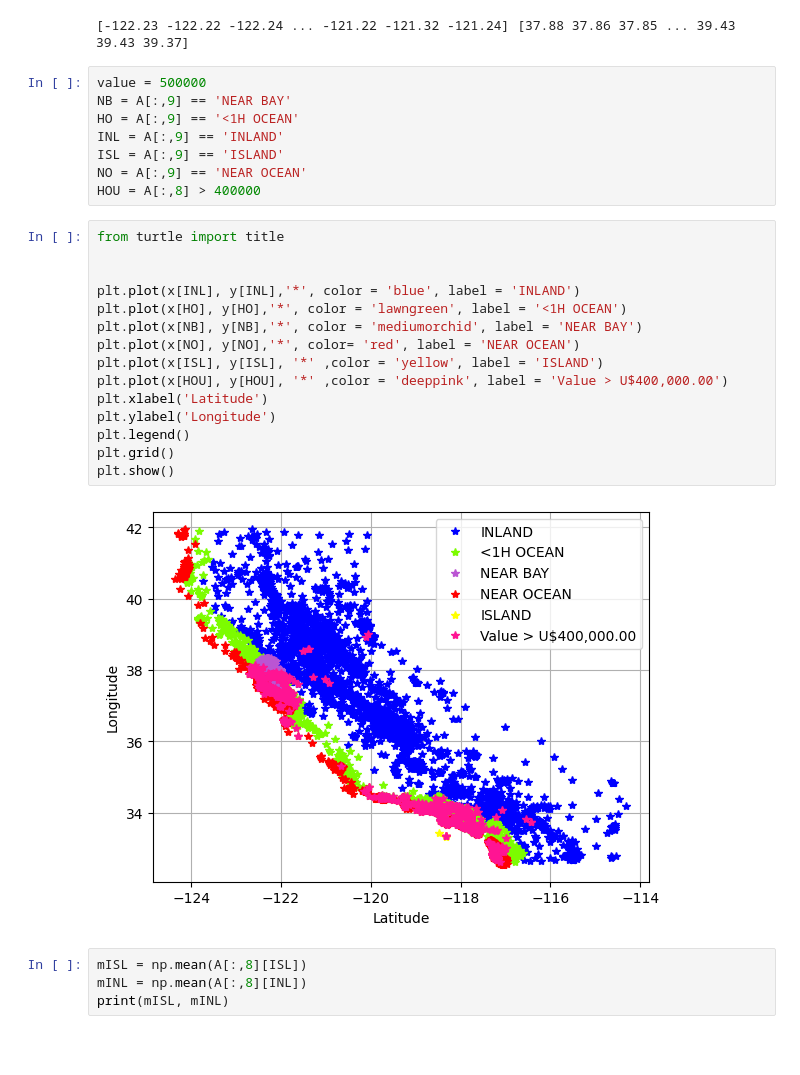
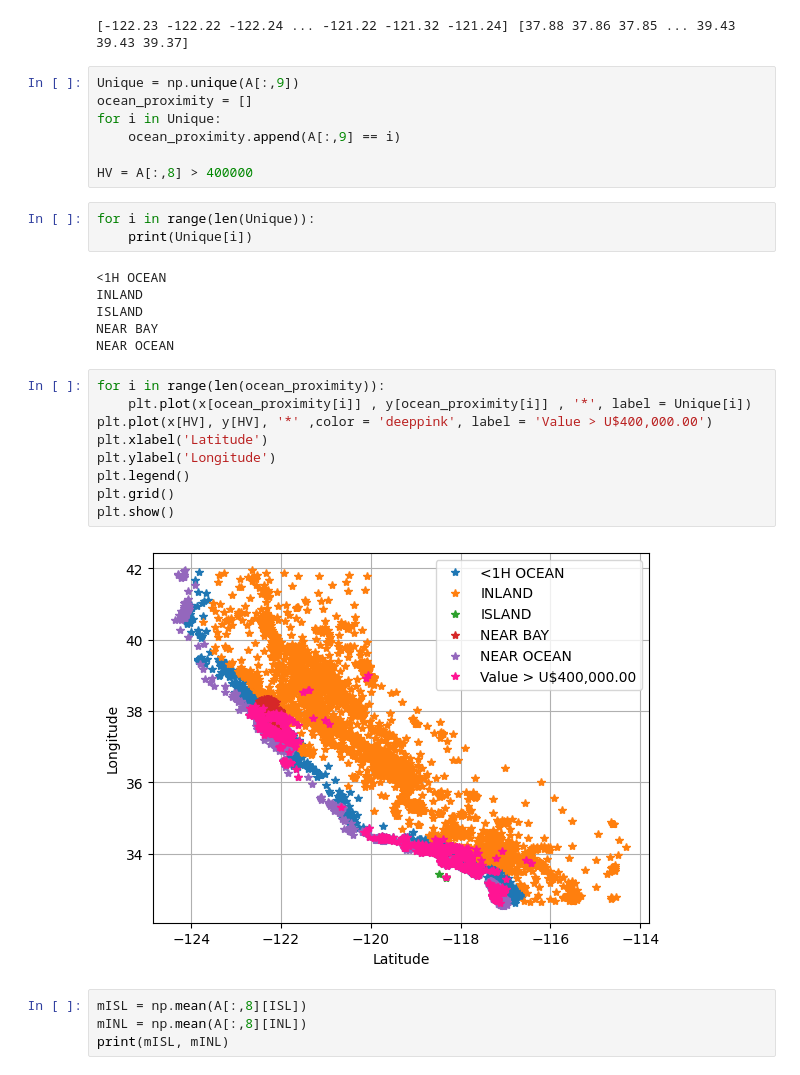
Before and after one commit to GustavoPontesFSC/New-Study, a Jupyter notebook: estate_markt.ipynb, the cells around one changed output. Drawn from its saved outputs; the diff is of its cells as text; blank space fills up the shorter version.

Commit message:
Automatization in process Unique

```diff
--- a/estate_markt.ipynb
+++ b/estate_markt.ipynb
@@ -24,31 +24,33 @@ y = A[:,1]
 print(x, y)
 # %% [output]
 [-122.23 -122.22 -122.24 ... -121.22 -121.32 -121.24] [37.88 37.86 37.85 ... 39.43 39.43 39.37]
-# %%
-value = 500000
-NB = A[:,9] == 'NEAR BAY'
-HO = A[:,9] == '<1H OCEAN'
-INL = A[:,9] == 'INLAND'
-ISL = A[:,9] == 'ISLAND'
-NO = A[:,9] == 'NEAR OCEAN'
-HOU = A[:,8] > 400000
+# %%
+Unique = np.unique(A[:,9])
+ocean_proximity = []
+for i in Unique:
+    ocean_proximity.append(A[:,9] == i)
+
+HV = A[:,8] > 400000
+# %%
+for i in range(len(Unique)):
+    print(Unique[i])
+# %% [output]
+<1H OCEAN
+INLAND
+ISLAND
+NEAR BAY
+NEAR OCEAN
 # %%
-from turtle import title
-
-
-plt.plot(x[INL], y[INL],'*', color = 'blue', label = 'INLAND')
-plt.plot(x[HO], y[HO],'*', color = 'lawngreen', label = '<1H OCEAN')
-plt.plot(x[NB], y[NB],'*', color = 'mediumorchid', label = 'NEAR BAY')
-plt.plot(x[NO], y[NO],'*', color= 'red', label = 'NEAR OCEAN')
-plt.plot(x[ISL], y[ISL], '*' ,color = 'yellow', label = 'ISLAND')
-plt.plot(x[HOU], y[HOU], '*' ,color = 'deeppink', label = 'Value > U$400,000.00')
+for i in range(len(ocean_proximity)):
+    plt.plot(x[ocean_proximity[i]] , y[ocean_proximity[i]] , '*', label = Unique[i])
+plt.plot(x[HV], y[HV], '*' ,color = 'deeppink', label = 'Value > U$400,000.00')
 plt.xlabel('Latitude')
 plt.ylabel('Longitude')
 plt.legend()
 plt.grid()
 plt.show()
 # %% [output]
-[figure, old version]
+[figure, new version]
 # %%
 mISL = np.mean(A[:,8][ISL])
 mINL = np.mean(A[:,8][INL])
```
